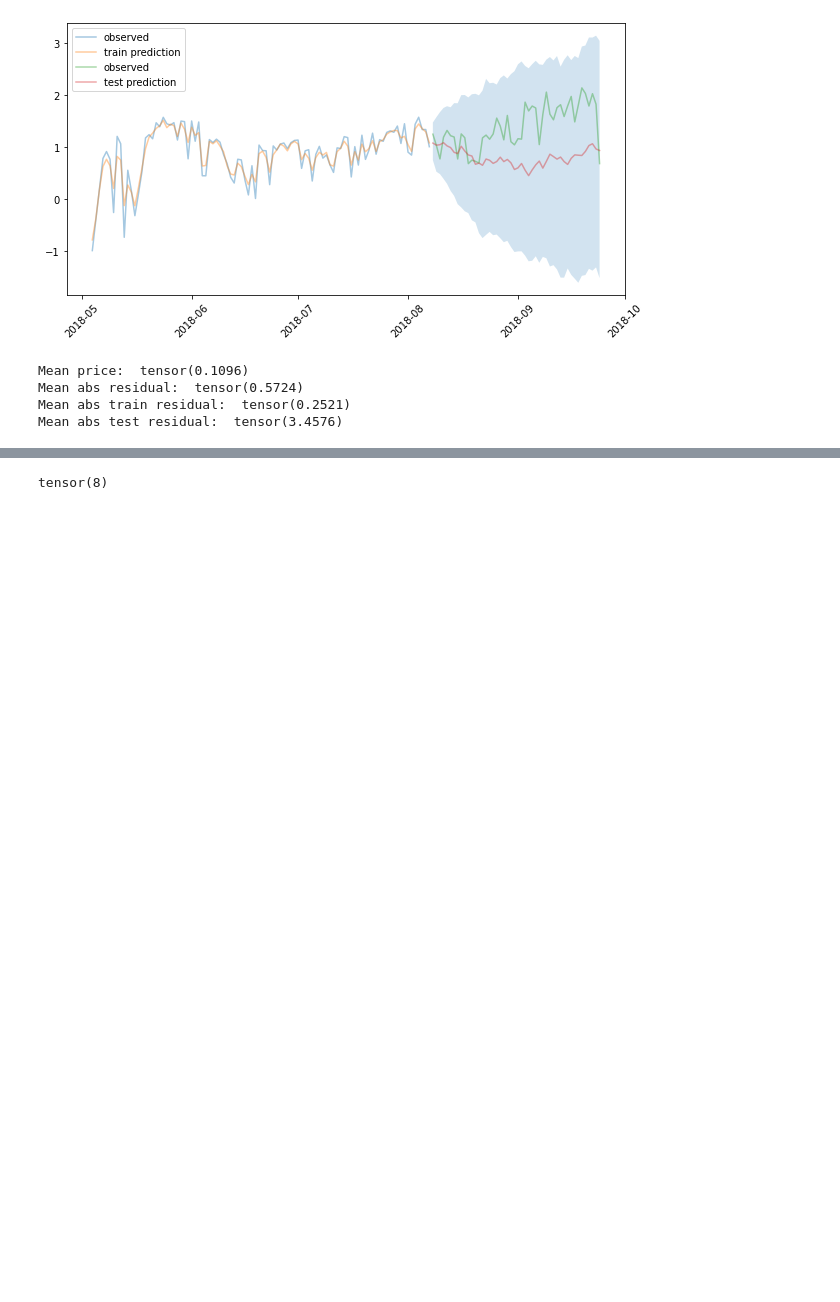
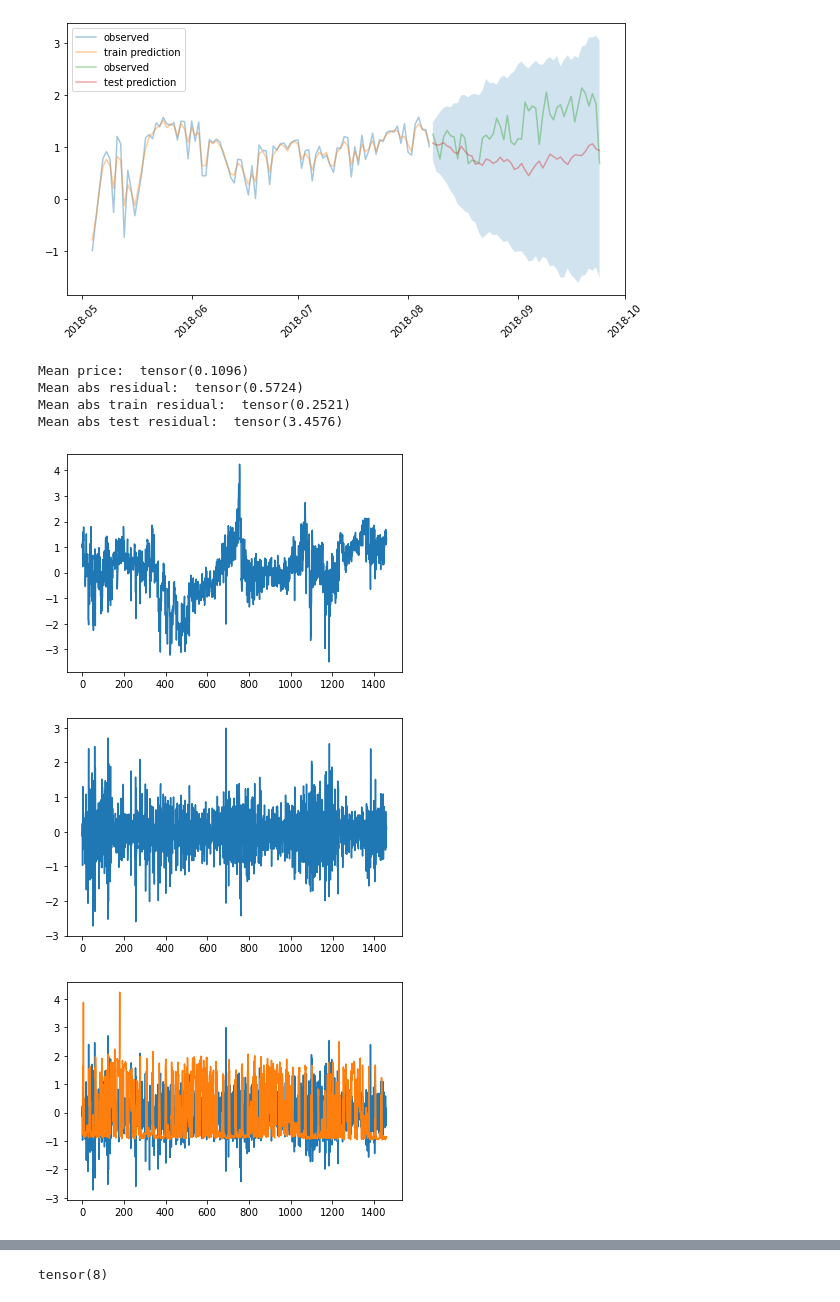
Before and after one commit to wdmdev/42186-MBML-Project, a Jupyter notebook: AR.ipynb, the cells around one changed output, grey strips where cells are left out. Cells and saved outputs as stored; diff of their text form; code cells hidden in the pictures; blank space fills up the shorter version.

```diff
--- a/AR.ipynb
+++ b/AR.ipynb
@@ -220,4 +220,21 @@ Mean price:  tensor(0.1096)
 Mean abs residual:  tensor(0.5724)
 Mean abs train residual:  tensor(0.2521)
 Mean abs test residual:  tensor(3.4576)
+# %%
+best = posterior_samples["alpha"].flatten(start_dim=1).mean(axis=0).abs().argsort()
+#plt.plot(y)
+
+plt.plot(y)
+plt.show()
+
+plt.plot(y[1:] - y[:-1])
+plt.show()
+
+plt.plot(y[1:] - y[:-1])
+plt.plot(covariates[:, best[-1]])
+plt.show()
+# %% [output]
+[figure, added]
+[figure, added]
+[figure, added]
 # %%
```
Also changed, not shown: parts of 1 cell of this notebook.
